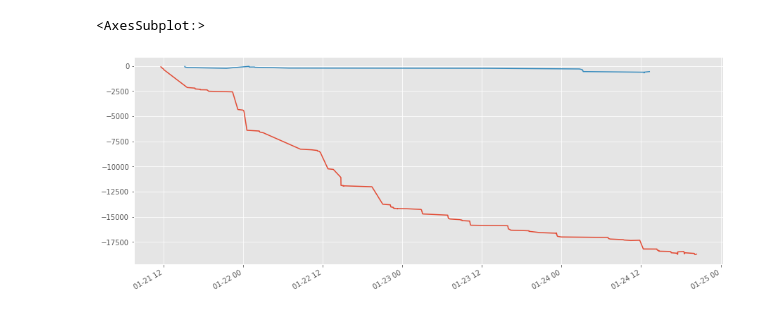
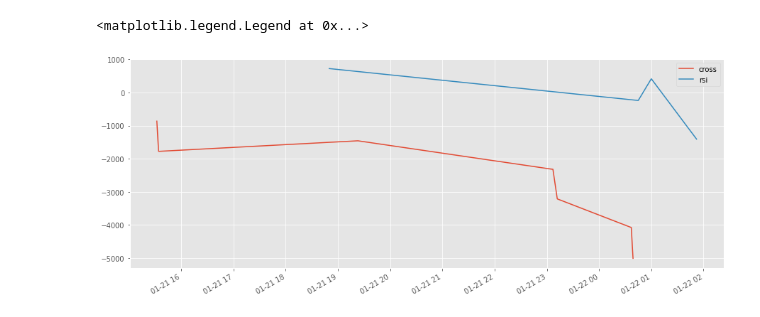
Before and after one commit to charubaiel/MarketCrackers, a Jupyter notebook: kpis/testbot.ipynb, the cells around one changed output. Saved outputs shown, nothing was run; the diff lists cells and outputs as text; code cells hidden in the pictures.

```diff
--- a/kpis/testbot.ipynb
+++ b/kpis/testbot.ipynb
@@ -109,2 +147,20 @@ class TradeBotBase:
+# %%
+@dataclass
+class TradeBotRsi(TradeBotBase):
+    '''
+    Модель простой стратегии для примера\n
+    Наследуем все основные свойства базового класса для консистентности \n
+
+    Основная задача модуля - добавить функцию, которая на вход получит информацию\n
+    На выходе она должна добавить в словарь models_result свое название и решение о покупке виде True \ False
+
+    Последовательность обработки данных :
+    1) get_data - для получение актуального состояния модели
+    2) *model*_check() - рассчет и обработка данных для принятия решений
+    3) fetch_deals - для обработки логики принятия решений с учетом ответа модели
+    '''
+    def rsi_check(self,rsi_thr=20):
+        self.models_result['rsi_check'] = rsi_calc(self.df)[-1]<rsi_thr
+        return self.models_result
 # %%
 @dataclass
@@ -135,8 +172,13 @@ class TradeBotCross(TradeBotBase):
 # %%
+# Основной этап тестирования - определяем наши стратегии в виде объектов
+# Имитируем ежедневный прирост информации , подавай порционно данные с интервалом 1 минута
+# Ну и выполняем основные шаги наших роботиков
 
-rsi_bot = TradeBotRsi(name = 'Oleg',stoploss=0.02,profit=0.00)
-cross_bot = TradeBotCross(name = 'Oleg',stoploss=0.02,profit=0.00)
-for i in tqdm(range(1,5000)):
+rsi_bot = TradeBotRsi(name = 'Oleg',stoploss=0.02,profit=0.01)
+cross_bot = TradeBotCross(name = 'Vitek',stoploss=0.02,profit=0.01)
+
+for i in tqdm(range(1,1000)):
+
     rsi_bot.get_data(qq['avg_price'].iloc[:i])
     rsi_bot.rsi_check()
     rsi_bot.fetch_deals()
@@ -164,6 +208,8 @@ qq['avg_price'].iloc[:5000].plot(title=f'my value {cross_bot.deposit:.1f} | my c
 # %%
+# График профита
 pd.Series(cross_bot.ttl_profit).cumsum().plot()
 pd.Series(rsi_bot.ttl_profit).cumsum().plot()
+plt.legend(['cross','rsi'])
 # %% [output]
-<AxesSubplot:>
+<matplotlib.legend.Legend at 0x...>
-[figure, old version]
+[figure, new version]
```
Also changed, not shown: parts of 8 cells of this notebook, 12 other files.
